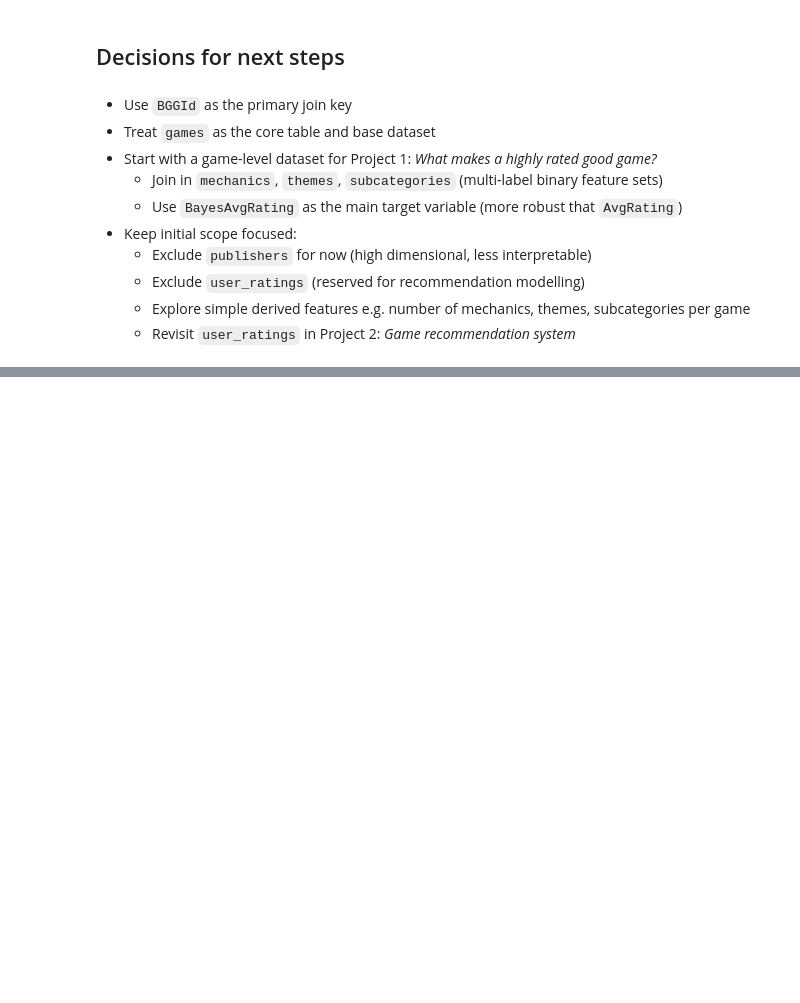
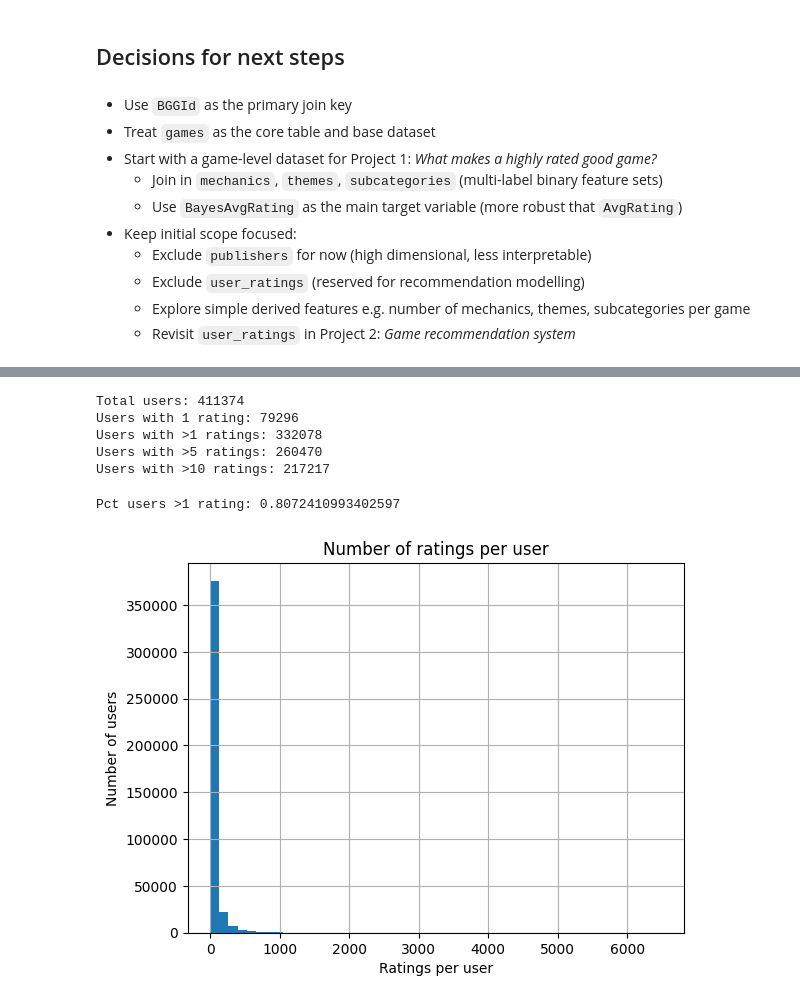
Before and after one commit to keira-p/meeplemind-recommender, a Jupyter notebook: notebooks/01_data_understanding.ipynb, the cells around one changed output, grey strips where cells are left out. Saved outputs shown, nothing was run; the diff lists cells and outputs as text; code cells hidden in the pictures; blank space fills up the shorter version.

Commit message:
Quick exploration of user data to validate use in recommender system

```diff
--- a/notebooks/01_data_understanding.ipynb
+++ b/notebooks/01_data_understanding.ipynb
@@ -337,0 +342,6 @@ dtype: int64
+# %%
+# Count how many ratings each user has made
+user_counts = user_ratings["Username"].value_counts()
+
+# Quick look
+user_counts.head()
@@ -337,0 +356,26 @@ dtype: int64
+# %%
+print("Total users:", user_counts.shape[0])
+print("Users with 1 rating:", (user_counts == 1).sum())
+print("Users with >1 ratings:", (user_counts > 1).sum())
+print("Users with >5 ratings:", (user_counts > 5).sum())
+print("Users with >10 ratings:", (user_counts > 10).sum())
+# %% [output]
+Total users: 411374
+Users with 1 rating: 79296
+Users with >1 ratings: 332078
+Users with >5 ratings: 260470
+Users with >10 ratings: 217217
+# %%
+print("Pct users >1 rating:", (user_counts > 1).mean())
+# %% [output]
+Pct users >1 rating: 0.8072410993402597
+# %%
+import matplotlib.pyplot as plt
+
+user_counts.hist(bins=50)
+plt.title("Number of ratings per user")
+plt.xlabel("Ratings per user")
+plt.ylabel("Number of users")
+plt.show()
+# %% [output]
+[figure, added]
```
Also changed, not shown: parts of 4 cells of this notebook.
